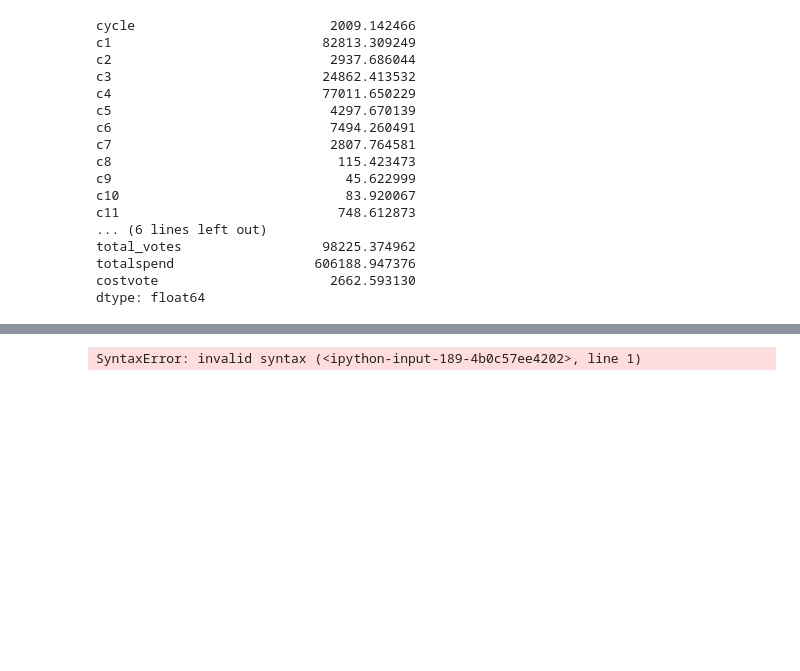
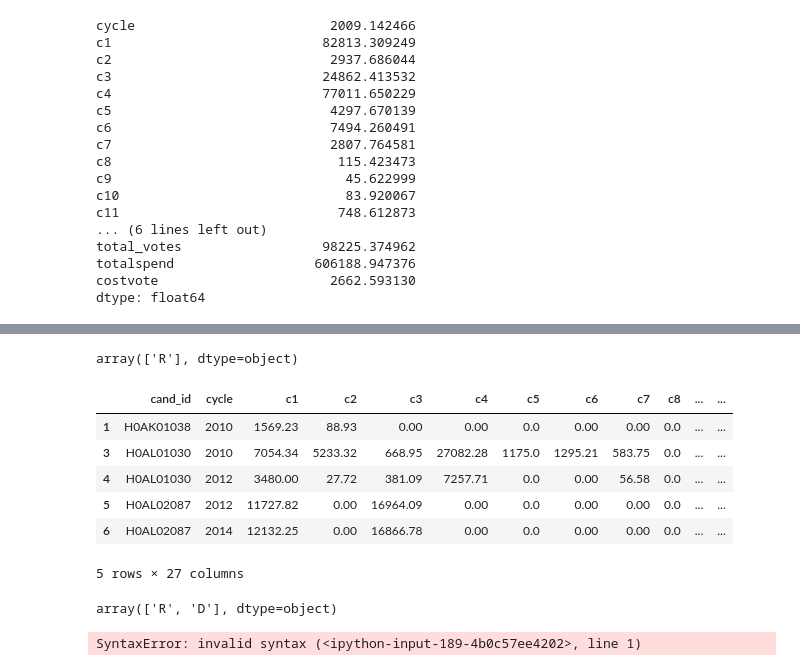
Before and after one commit to georgetown-analytics/four-thirty-five, a Jupyter notebook: 435_Analysis.ipynb, the cells around one changed output, grey strips where cells are left out. Saved outputs shown, nothing was run; the diff lists cells and outputs as text; code cells hidden in the pictures; blank space fills up the shorter version.

```diff
--- a/435_Analysis.ipynb
+++ b/435_Analysis.ipynb
@@ -182,6 +182,32 @@ cost_vote = cost_vote.replace("REP ","R")
 cost_vote = cost_vote.replace("LBT","L")
 # %%
 cost_vote = cost_vote.replace("LIB","L")
+# %%
+TestR = cost_vote[cost_vote['party'] == "R"]
+# %%
+TestR['party'].unique()
+# %% [output]
+array(['R'], dtype=object)
+# %%
+TestD = cost_vote[cost_vote['party'] == "D"]
+# %%
+testframes = [TestR, TestD]
+
+result = pd.concat(testframes)
+# %%
+result.head()
+# %% [output]
+|  | cand_id | cycle | c1 | c2 | c3 | c4 | c5 | c6 | c7 | c8 | ... | ... |
+| 1 | H0AK01038 | 2010 | 1569.23 | 88.93 | 0.00 | 0.00 | 0.0 | 0.00 | 0.00 | 0.0 | ... | ... |
+| 3 | H0AL01030 | 2010 | 7054.34 | 5233.32 | 668.95 | 27082.28 | 1175.0 | 1295.21 | 583.75 | 0.0 | ... | ... |
+| 4 | H0AL01030 | 2012 | 3480.00 | 27.72 | 381.09 | 7257.71 | 0.0 | 0.00 | 56.58 | 0.0 | ... | ... |
+| 5 | H0AL02087 | 2012 | 11727.82 | 0.00 | 16964.09 | 0.00 | 0.0 | 0.00 | 0.00 | 0.0 | ... | ... |
+| 6 | H0AL02087 | 2014 | 12132.25 | 0.00 | 16866.78 | 0.00 | 0.0 | 0.00 | 0.00 | 0.0 | ... | ... |
+5 rows × 27 columns
+# %%
+result['party'].unique()
+# %% [output]
+array(['R', 'D'], dtype=object)
 # %%
 major = "R","D","L"
 # %%
```
